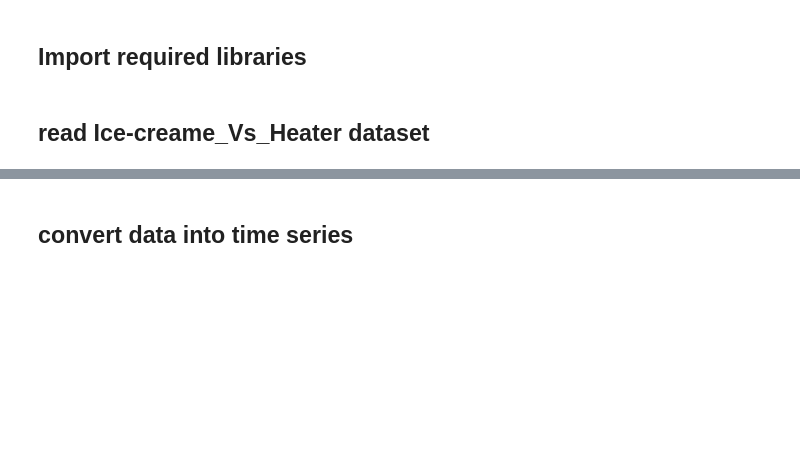
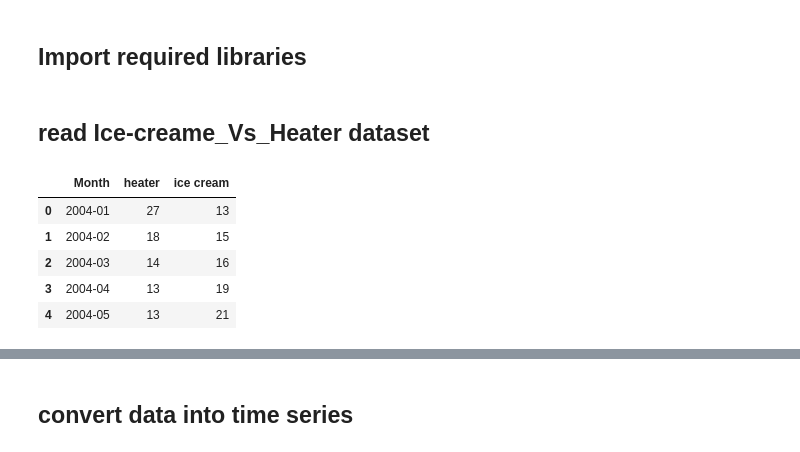
Before and after one commit to j33tu/mtech, a Jupyter notebook: assignments/sem2/TSF/assignment1/Session 5/VAR_Inclass.ipynb, the cells around one changed output, grey strips where cells are left out. Saved outputs shown, nothing was run; the diff lists cells and outputs as text; code cells hidden in the pictures; blank space fills up the shorter version.

```diff
--- a/assignments/sem2/TSF/assignment1/Session 5/VAR_Inclass.ipynb
+++ b/assignments/sem2/TSF/assignment1/Session 5/VAR_Inclass.ipynb
@@ -3,2 +26,12 @@
 # %% [markdown]
 ## read Ice-creame_Vs_Heater dataset
+# %%
+df = pd.read_csv("ice-creame_vs_heater.csv")
+df.head()
+# %% [output]
+|  | Month | heater | ice cream |
+| 0 | 2004-01 | 27 | 13 |
+| 1 | 2004-02 | 18 | 15 |
+| 2 | 2004-03 | 14 | 16 |
+| 3 | 2004-04 | 13 | 19 |
+| 4 | 2004-05 | 13 | 21 |
```
Also changed, not shown: parts of 13 cells of this notebook, 41 other files.
